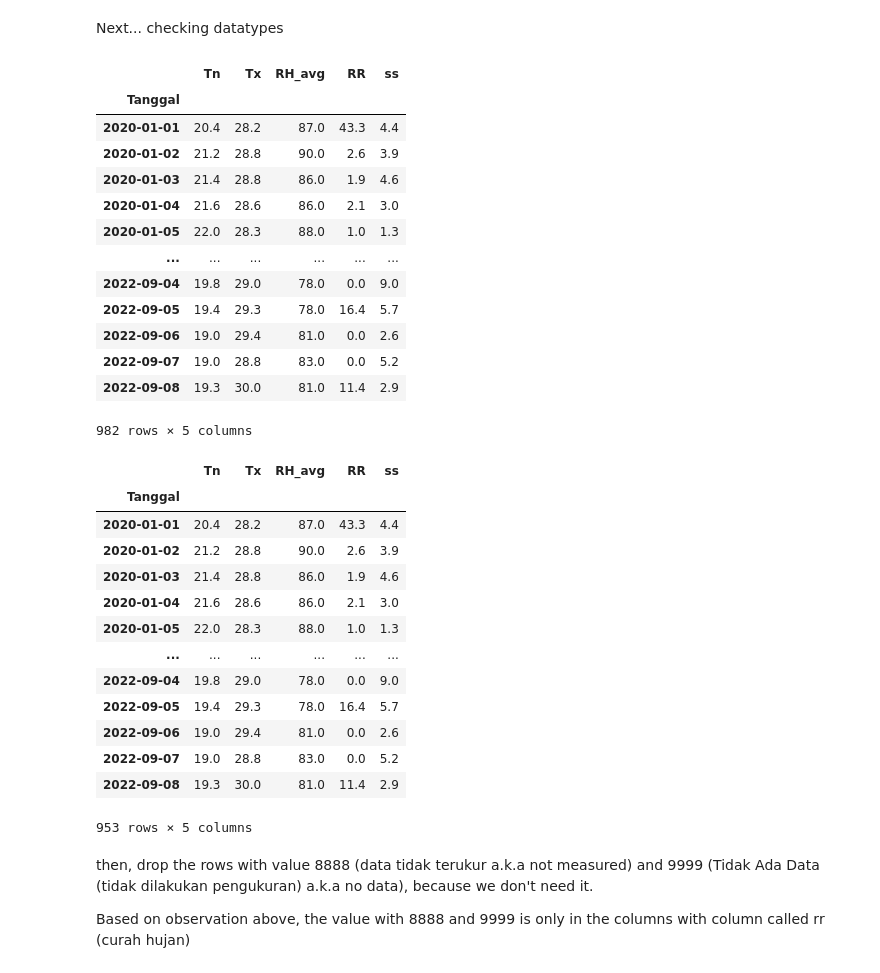
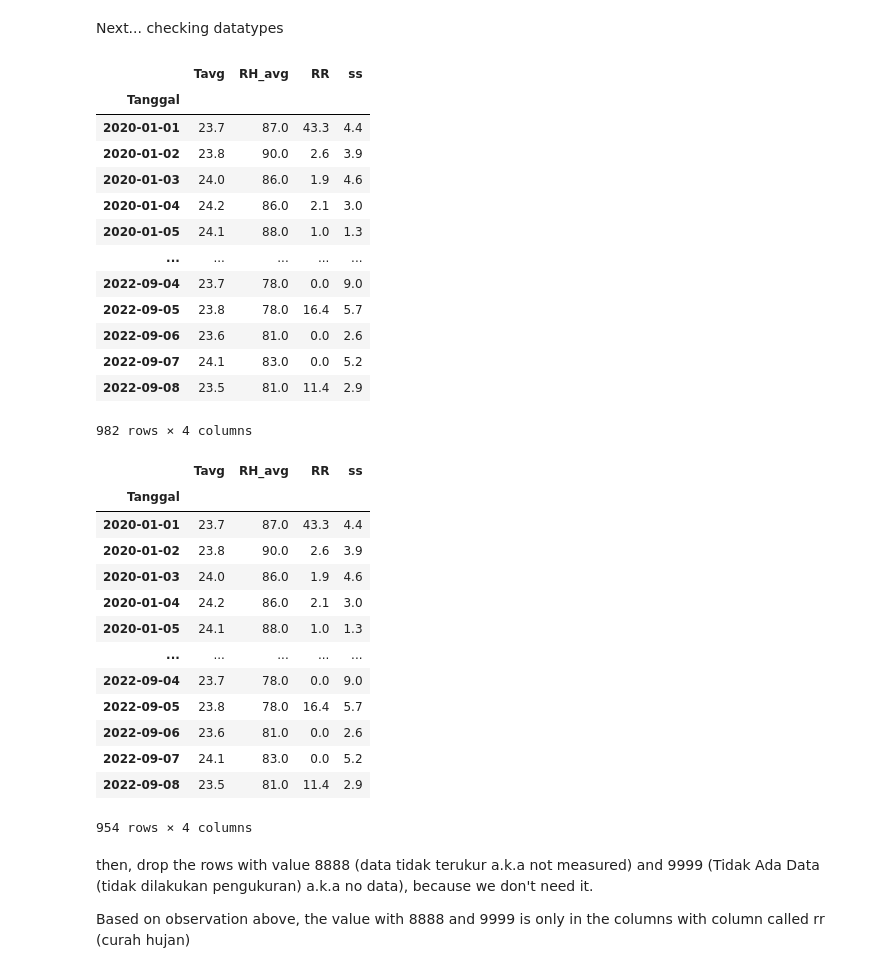
Before and after one commit to rachyharkov/nb-climate-change, a Jupyter notebook: notebook.ipynb, the cells around one changed output. Saved outputs shown, nothing was run; the diff lists cells and outputs as text; code cells hidden in the pictures.

```diff
--- a/notebook.ipynb
+++ b/notebook.ipynb
@@ -38,41 +38,41 @@ df
 # %% [markdown]
 Next... checking datatypes
 # %%
-df = df.drop(['Tavg','ff_x','ddd_x','ff_avg','ddd_car'], axis = 1)
+df = df.drop(['Tn','Tx','ff_x','ddd_x','ff_avg','ddd_car'], axis = 1)
 df
 # %% [output]
-|  | Tn | Tx | RH_avg | RR | ss |
-| Tanggal |  |  |  |  |  |
-| 2020-01-01 | 20.4 | 28.2 | 87.0 | 43.3 | 4.4 |
-| 2020-01-02 | 21.2 | 28.8 | 90.0 | 2.6 | 3.9 |
-| 2020-01-03 | 21.4 | 28.8 | 86.0 | 1.9 | 4.6 |
-| 2020-01-04 | 21.6 | 28.6 | 86.0 | 2.1 | 3.0 |
-| 2020-01-05 | 22.0 | 28.3 | 88.0 | 1.0 | 1.3 |
-| ... | ... | ... | ... | ... | ... |
-| 2022-09-04 | 19.8 | 29.0 | 78.0 | 0.0 | 9.0 |
-| 2022-09-05 | 19.4 | 29.3 | 78.0 | 16.4 | 5.7 |
-| 2022-09-06 | 19.0 | 29.4 | 81.0 | 0.0 | 2.6 |
-| 2022-09-07 | 19.0 | 28.8 | 83.0 | 0.0 | 5.2 |
-| 2022-09-08 | 19.3 | 30.0 | 81.0 | 11.4 | 2.9 |
+|  | Tavg | RH_avg | RR | ss |
+| Tanggal |  |  |  |  |
+| 2020-01-01 | 23.7 | 87.0 | 43.3 | 4.4 |
+| 2020-01-02 | 23.8 | 90.0 | 2.6 | 3.9 |
+| 2020-01-03 | 24.0 | 86.0 | 1.9 | 4.6 |
+| 2020-01-04 | 24.2 | 86.0 | 2.1 | 3.0 |
+| 2020-01-05 | 24.1 | 88.0 | 1.0 | 1.3 |
+| ... | ... | ... | ... | ... |
+| 2022-09-04 | 23.7 | 78.0 | 0.0 | 9.0 |
+| 2022-09-05 | 23.8 | 78.0 | 16.4 | 5.7 |
+| 2022-09-06 | 23.6 | 81.0 | 0.0 | 2.6 |
+| 2022-09-07 | 24.1 | 83.0 | 0.0 | 5.2 |
+| 2022-09-08 | 23.5 | 81.0 | 11.4 | 2.9 |
-982 rows × 5 columns
+982 rows × 4 columns
 # %%
 df = df.dropna()
 df
 # %% [output]
-|  | Tn | Tx | RH_avg | RR | ss |
-| Tanggal |  |  |  |  |  |
-| 2020-01-01 | 20.4 | 28.2 | 87.0 | 43.3 | 4.4 |
-| 2020-01-02 | 21.2 | 28.8 | 90.0 | 2.6 | 3.9 |
-| 2020-01-03 | 21.4 | 28.8 | 86.0 | 1.9 | 4.6 |
-| 2020-01-04 | 21.6 | 28.6 | 86.0 | 2.1 | 3.0 |
-| 2020-01-05 | 22.0 | 28.3 | 88.0 | 1.0 | 1.3 |
-| ... | ... | ... | ... | ... | ... |
-| 2022-09-04 | 19.8 | 29.0 | 78.0 | 0.0 | 9.0 |
-| 2022-09-05 | 19.4 | 29.3 | 78.0 | 16.4 | 5.7 |
-| 2022-09-06 | 19.0 | 29.4 | 81.0 | 0.0 | 2.6 |
-| 2022-09-07 | 19.0 | 28.8 | 83.0 | 0.0 | 5.2 |
-| 2022-09-08 | 19.3 | 30.0 | 81.0 | 11.4 | 2.9 |
+|  | Tavg | RH_avg | RR | ss |
+| Tanggal |  |  |  |  |
+| 2020-01-01 | 23.7 | 87.0 | 43.3 | 4.4 |
+| 2020-01-02 | 23.8 | 90.0 | 2.6 | 3.9 |
+| 2020-01-03 | 24.0 | 86.0 | 1.9 | 4.6 |
+| 2020-01-04 | 24.2 | 86.0 | 2.1 | 3.0 |
+| 2020-01-05 | 24.1 | 88.0 | 1.0 | 1.3 |
+| ... | ... | ... | ... | ... |
+| 2022-09-04 | 23.7 | 78.0 | 0.0 | 9.0 |
+| 2022-09-05 | 23.8 | 78.0 | 16.4 | 5.7 |
+| 2022-09-06 | 23.6 | 81.0 | 0.0 | 2.6 |
+| 2022-09-07 | 24.1 | 83.0 | 0.0 | 5.2 |
+| 2022-09-08 | 23.5 | 81.0 | 11.4 | 2.9 |
-953 rows × 5 columns
+954 rows × 4 columns
 # %% [markdown]
 then, drop the rows with value 8888 (data tidak terukur a.k.a not measured) and 9999 (Tidak Ada Data (tidak dilakukan pengukuran) a.k.a no data), because we don't need it.
 
```
Also changed, not shown: parts of 9 cells of this notebook.
